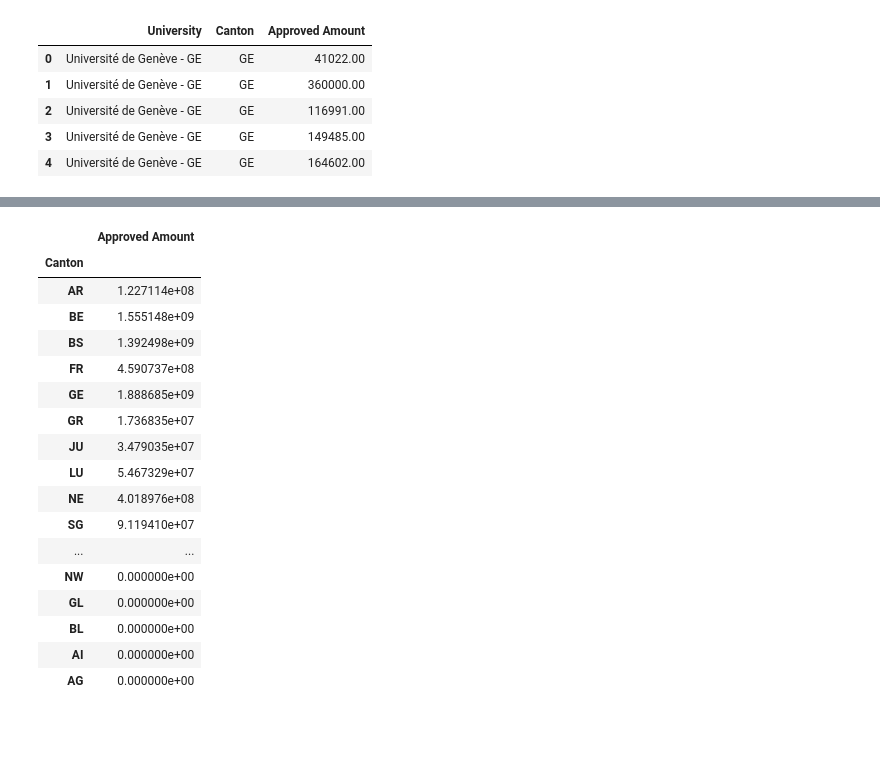
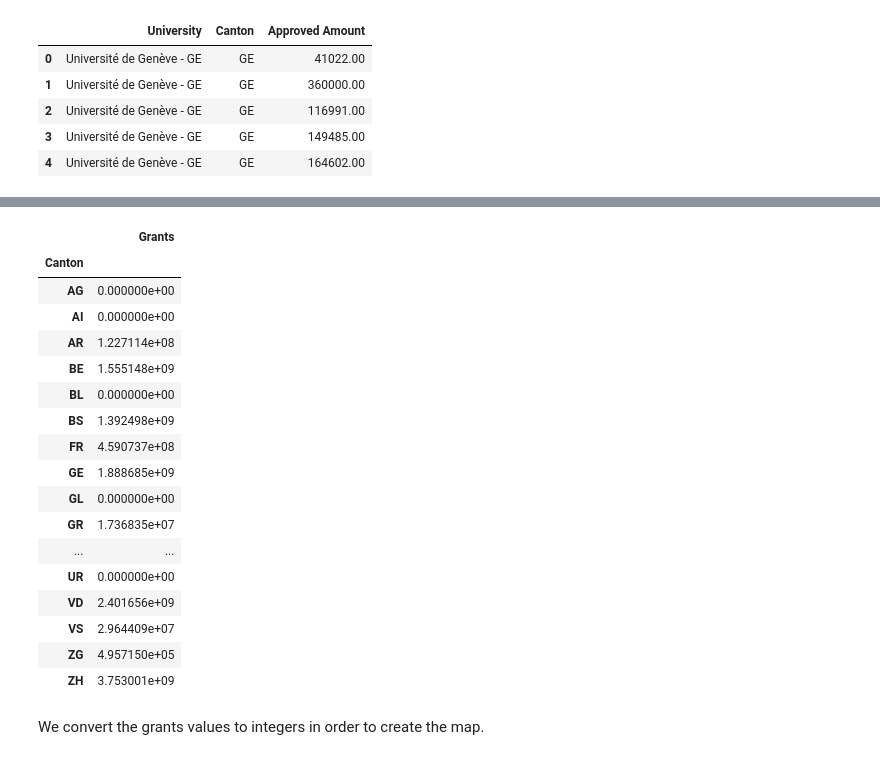
Before and after one commit to ireneu/ada, a Jupyter notebook: HW03/hw3.ipynb, the cells around one changed output, grey strips where cells are left out. Drawn from its saved outputs; the diff is of its cells as text; code cells hidden in the pictures; blank space fills up the shorter version.

```diff
--- a/HW03/hw3.ipynb
+++ b/HW03/hw3.ipynb
@@ -147,9 +148,8 @@ unis_cantons.head()
 | 3 | Universität Zürich - ZH | ZH |
 | 4 | Université de Lausanne - LA | VD |
 # %%
-canton_grants = pd.merge(snsf_data, unis_cantons, on='University', how='inner')[['University', 'Canton', 'Approved Amount']]
-#canton_grants.reset_index(inplace=True)
-canton_grants.head()
+uni_canton_grants = pd.merge(snsf_data, unis_cantons, on='University', how='inner')[['University', 'Canton', 'Approved Amount']]
+uni_canton_grants.head()
 # %% [output]
 |  | University | Canton | Approved Amount |
 | 0 | Université de Genève - GE | GE | 41022.00 |
@@ -158,7 +158,7 @@ canton_grants.head()
 | 3 | Université de Genève - GE | GE | 149485.00 |
 | 4 | Université de Genève - GE | GE | 164602.00 |
 # %%
-canton_grants['Approved Amount'] = canton_grants['Approved Amount'].apply(pd.to_numeric, args=('coerse',))
-canton_grants.head()
+uni_canton_grants['Approved Amount'] = uni_canton_grants['Approved Amount'].apply(pd.to_numeric, args=('coerse',))
+uni_canton_grants.sample(10)
 # %% [output]
 |  | University | Canton | Approved Amount |
@@ -182,4 +175,5 @@ canton_grants.head()
 # %%
-canton_grants = canton_grants.groupby('Canton').sum()
+canton_grants = uni_canton_grants.groupby('Canton').sum()
+canton_grants.columns=['Grants']
 canton_grants
 # %% [output]
@@ -204,27 +200,29 @@ canton_grants
 # %%
 missing_cantons = pd.DataFrame([['UR', 0], ['OW', 0], ['NW', 0], ['GL', 0],
-                                ['BL', 0], ['AI', 0], ['AG', 0]], columns = ['Canton', 'Approved Amount'])
+                                ['BL', 0], ['AI', 0], ['AG', 0]], columns = ['Canton', 'Grants'])
 
 missing_cantons.set_index('Canton', inplace=True)
-canton_grants_with_missing = canton_grants.append(missing_cantons)
+canton_grants_with_missing = canton_grants.append(missing_cantons).sort_index()
 canton_grants_with_missing
 # %% [output]
-|  | Approved Amount |
+|  | Grants |
 | Canton |  |
+| AG | 0.000000e+00 |
+| AI | 0.000000e+00 |
 | AR | 1.227114e+08 |
 | BE | 1.555148e+09 |
+| BL | 0.000000e+00 |
 | BS | 1.392498e+09 |
 | FR | 4.590737e+08 |
 | GE | 1.888685e+09 |
+| GL | 0.000000e+00 |
 | GR | 1.736835e+07 |
-| JU | 3.479035e+07 |
-| LU | 5.467329e+07 |
-| NE | 4.018976e+08 |
-| SG | 9.119410e+07 |
 | ... | ... |
-| NW | 0.000000e+00 |
-| GL | 0.000000e+00 |
-| BL | 0.000000e+00 |
-| AI | 0.000000e+00 |
-| AG | 0.000000e+00 |
+| UR | 0.000000e+00 |
+| VD | 2.401656e+09 |
+| VS | 2.964409e+07 |
+| ZG | 4.957150e+05 |
+| ZH | 3.753001e+09 |
+# %% [markdown]
+We convert the grants values to integers in order to create the map.
 # %%
```
Also changed, not shown: parts of 6 cells of this notebook.
